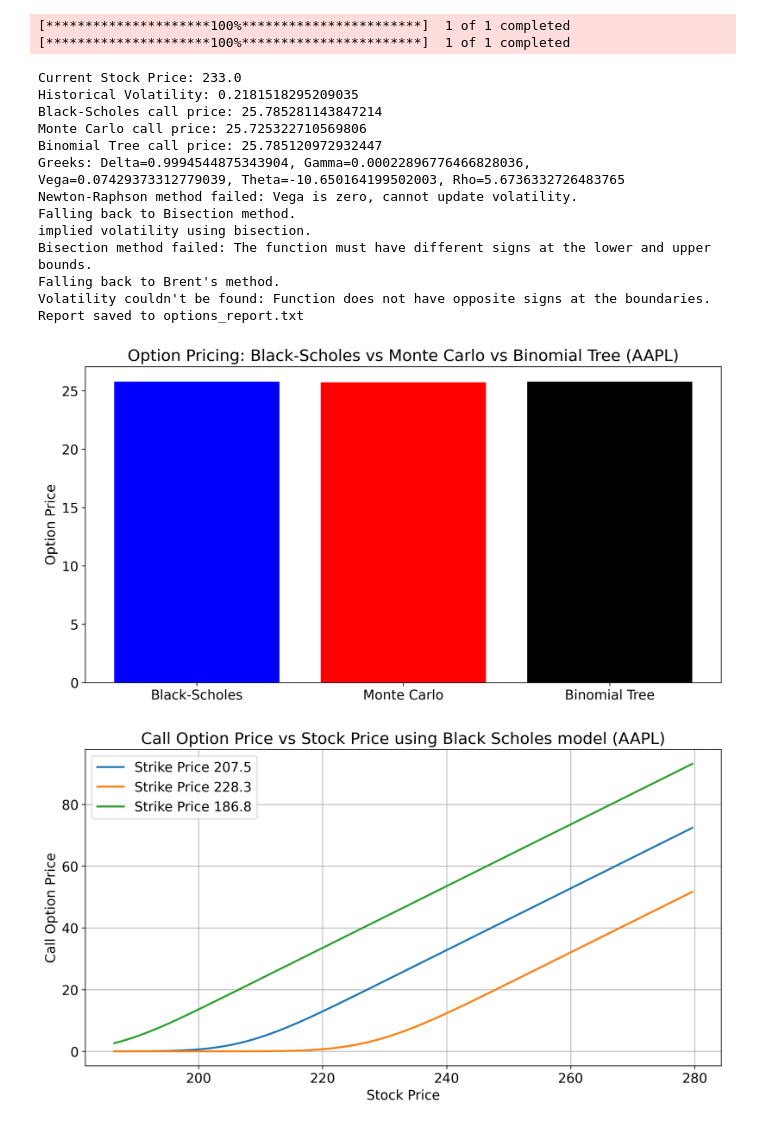
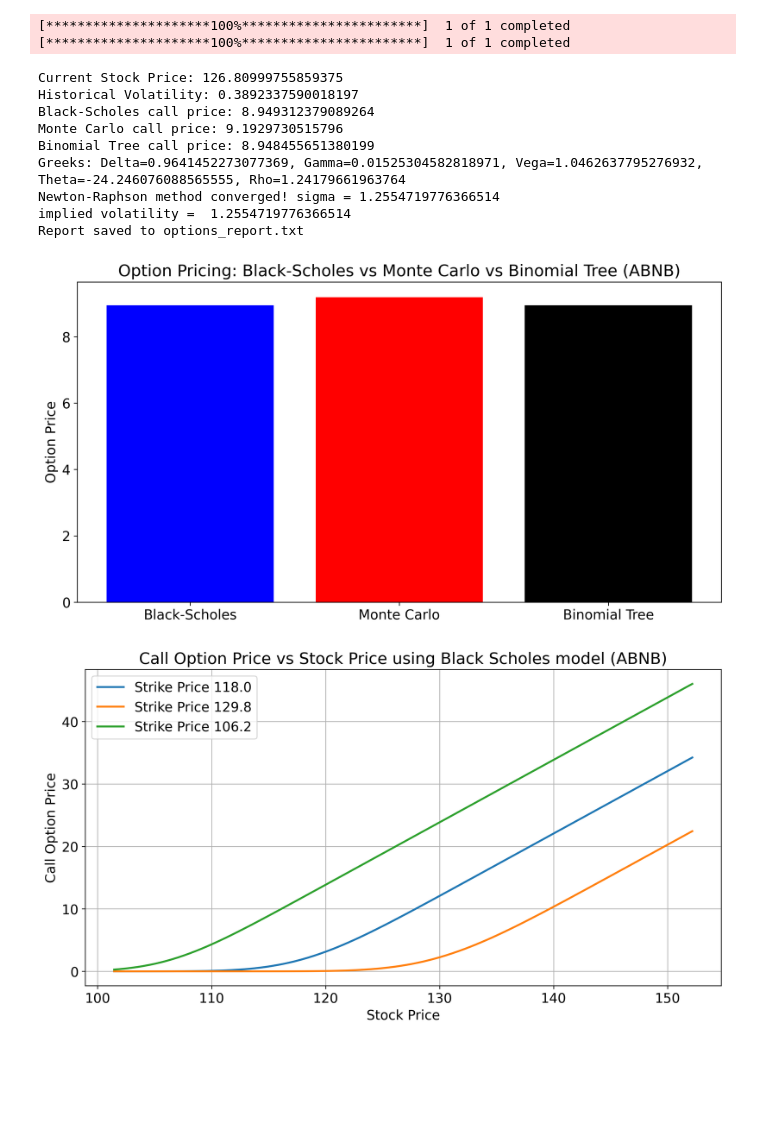
Before and after one commit to saeedbidi/option_pricing, a Jupyter notebook: src/main.ipynb, the cells around one changed output. Saved outputs shown, nothing was run; the diff lists cells and outputs as text; code cells hidden in the pictures; blank space fills up the shorter version.

```diff
--- a/src/main.ipynb
+++ b/src/main.ipynb
@@ -55,7 +55,11 @@ if __name__ == "__main__":
     # User-defined parameters
     # Initialize the OptionPricing class
     # Initialize the OptionPricing class
-    OUTPUT_FOLDER = "output"
+    # Get the current working directory
+    current_dir = os.getcwd()
+
+    # Define the output folder path in the previous directory
+    OUTPUT_FOLDER = os.path.join(os.path.dirname(current_dir), "output")
 
     # For historical volatility
     start_date_volatility = datetime(2023, 1, 1).strftime('%Y-%m-%d')
@@ -66,21 +70,21 @@ if __name__ == "__main__":
     bt_num_step = 100
 
     # AAPL
-    ticker = "AAPL"  # Example ticker
+    # ticker = "AAPL"  # Example ticker
+    # option_type = "call"  # Can be 'call' or 'put'
+    # K = 207.5  # Example strike price
+    # days_to_maturity = 10
+    # T = days_to_maturity / 365  # Time to maturity (in years)
+    # r = 0.05  # Example risk-free rate
+    # market_price = 22.25  # Example market price
+
+    ticker = "ABNB"  # Example ticker
     option_type = "call"  # Can be 'call' or 'put'
-    K = 207.5  # Example strike price
-    days_to_maturity = 10
+    K = 118  # Example strike price
+    days_to_maturity = 4
     T = days_to_maturity / 365  # Time to maturity (in years)
     r = 0.05  # Example risk-free rate
-    market_price = 22.25  # Example market price
-
-    # ticker = "TSLA"  # Example ticker
-    # option_type = "call"  # Can be 'call' or 'put'
-    # K = 225  # Example strike price
-    # days_to_maturity = 25
-    # T = days_to_maturity / 365  # Time to maturity (in years)
-    # r = 0.05  # Example risk-free rate
-    # market_price = 30.8  # Example market price
+    market_price = 11.8  # Example market price
 
 
     # Use DataHandler to fetch stock data
@@ -147,47 +151,43 @@ if __name__ == "__main__":
     # )
 
     # print(f"Binomial Tree Call Option Price: {bt_price}")
 
     # Generate comparative pricing plot
     plots = OptionPlots(option_type, ticker, OUTPUT_FOLDER)
     plots.comparative_pricing_plot(bs_price, mc_price, bt_price)
 
     # Calculate Greeks
     # greeks_volatility = GreeksVolatility(ticker, option_type, OUTPUT_FOLDER)
     delta, gamma, vega, theta, rho = greeks_volatility._greeks(sigma)
     print(f"Greeks: Delta={delta}, Gamma={gamma}, Vega={vega}, Theta={theta}, Rho={rho}")
     implied_vol = greeks_volatility.implied_volatility()
 
     # Generate report
     results_handler = ResultsHandler(ticker, OUTPUT_FOLDER, S, K, T, r, sigma, option_type, delta, gamma, vega, theta, rho, implied_vol, market_price, bs_price, mc_price[0], bt_price, start_date_volatility, end_date_volatility)
     results_handler.generate_report()
 
     # Plot option prices vs stock price
     option_plots = OptionPlots(option_type, ticker, OUTPUT_FOLDER)
     option_plots.plot_option_price_vs_stock_price(S, K, T, r, sigma)
 
 
     # file_path = 'backtesting-data/Optiondataorg/AAPL_2013.csv'
     # backtester = Backtester(ticker, OUTPUT_FOLDER)
     # backtest_results = backtester.backtest(file_path, n_each_day = 1, keep_first_n_rows_per_date=True)
 # %% [output]
 [*********************100%***********************]  1 of 1 completed
 [*********************100%***********************]  1 of 1 completed
-Current Stock Price: 233.0
-Historical Volatility: 0.2181518295209035
-Black-Scholes call price: 25.785281143847214
-Monte Carlo call price: 25.725322710569806
-Binomial Tree call price: 25.785120972932447
-Greeks: Delta=0.9994544875343904, Gamma=0.00022896776466828036, Vega=0.07429373312779039, Theta=-10.650164199502003, Rho=5.6736332726483765
-Newton-Raphson method failed: Vega is zero, cannot update volatility.
-Falling back to Bisection method.
-implied volatility using bisection.
-Bisection method failed: The function must have different signs at the lower and upper bounds.
-Falling back to Brent's method.
-Volatility couldn't be found: Function does not have opposite signs at the boundaries.
+Current Stock Price: 126.80999755859375
+Historical Volatility: 0.3892337590018197
+Black-Scholes call price: 8.949312379089264
+Monte Carlo call price: 9.1929730515796
+Binomial Tree call price: 8.948455651380199
+Greeks: Delta=0.9641452273077369, Gamma=0.01525304582818971, Vega=1.0462637795276932, Theta=-24.246076088565555, Rho=1.24179661963764
+Newton-Raphson method converged! sigma = 1.2554719776366514
+implied volatility =  1.2554719776366514
 Report saved to options_report.txt
-[figure, old version]
+[figure, new version]
-[figure, old version]
+[figure, new version]
 # %%
 file_path = '../backtesting-data/Optiondataorg/AAPL_2013.csv'
 backtester = Backtester(ticker, OUTPUT_FOLDER)
```
Also changed, not shown: parts of 1 cell of this notebook, 29 other files.
